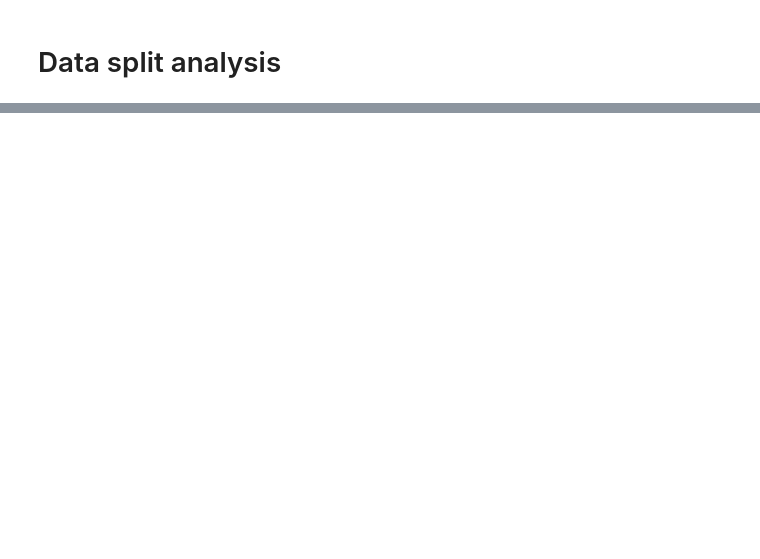
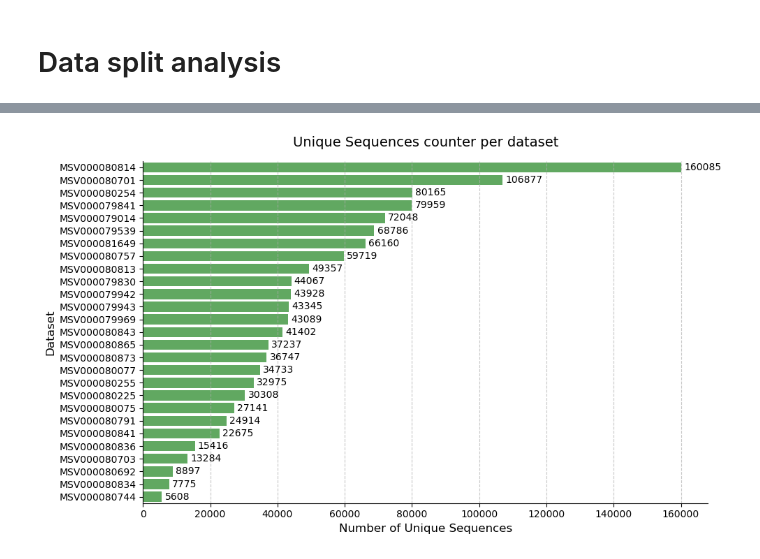
Before and after one commit to WannesLamberts/MTL-peptide-property-prediction-pool, a Jupyter notebook: notebooks/analyisis.ipynb, the cells around one changed output, grey strips where cells are left out. Cells and saved outputs as stored; diff of their text form; code cells hidden in the pictures; blank space fills up the shorter version.

```diff
--- a/notebooks/analyisis.ipynb
+++ b/notebooks/analyisis.ipynb
@@ -85,4 +57,6 @@ PARQUET_FILES = "../data/parquet/"
 # %%
-train_df = pd.read_parquet(f"{PARQUET_FILES}train.parquet",engine="pyarrow")
-val_df = pd.read_parquet(f"{PARQUET_FILES}val.parquet",engine="pyarrow")
-test_df = pd.read_parquet(f"{PARQUET_FILES}test.parquet",engine="pyarrow")
+train_df0 = pd.read_parquet(f"{DATA}high_variety/all.parquet",engine="pyarrow")
+train_df1 = pd.read_parquet(f"{DATA}low_variety/all.parquet",engine="pyarrow")
+val_df = pd.read_parquet(f"{DATA}val.parquet",engine="pyarrow")
+test_df = pd.read_parquet(f"{DATA}test.parquet",engine="pyarrow")
+train_df = pd.read_parquet(f"{DATA}train.parquet",engine="pyarrow")
@@ -95,0 +63,11 @@ plot_sequences_split(train_df, val_df, test_df,use_unique=False,title ="Total se
+# %%
+unique_sequences = train_df.groupby("dataset")["sequence"].nunique()
+plot_bar_horizontal(
+    data_series=unique_sequences,
+    title="Unique Sequences counter per dataset",
+    xlabel="Number of Unique Sequences",
+    ylabel="Dataset",
+    figsize=(10, 6)
+)
+# %% [output]
+[figure, added]
```
Also changed, not shown: parts of 9 cells of this notebook, 4 other files.
